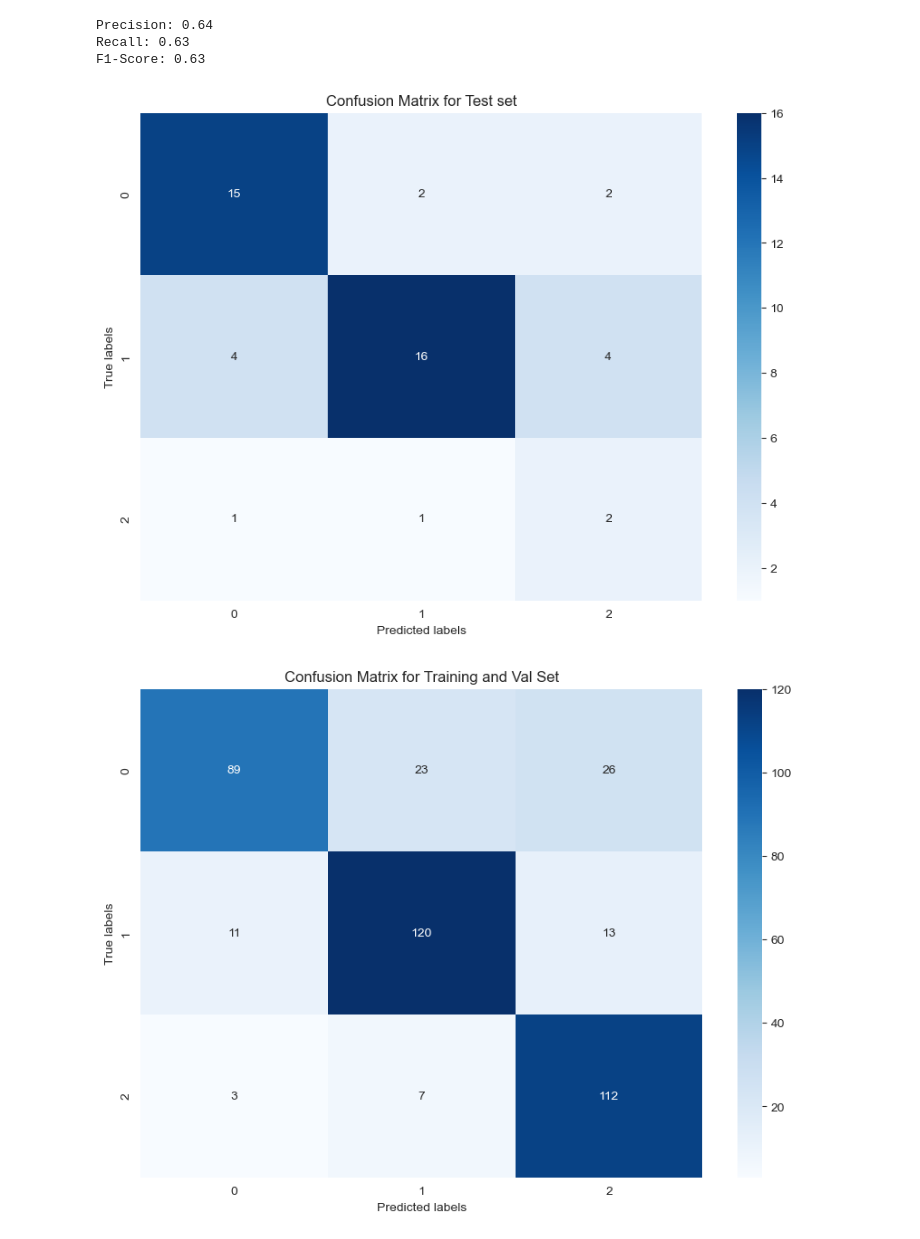
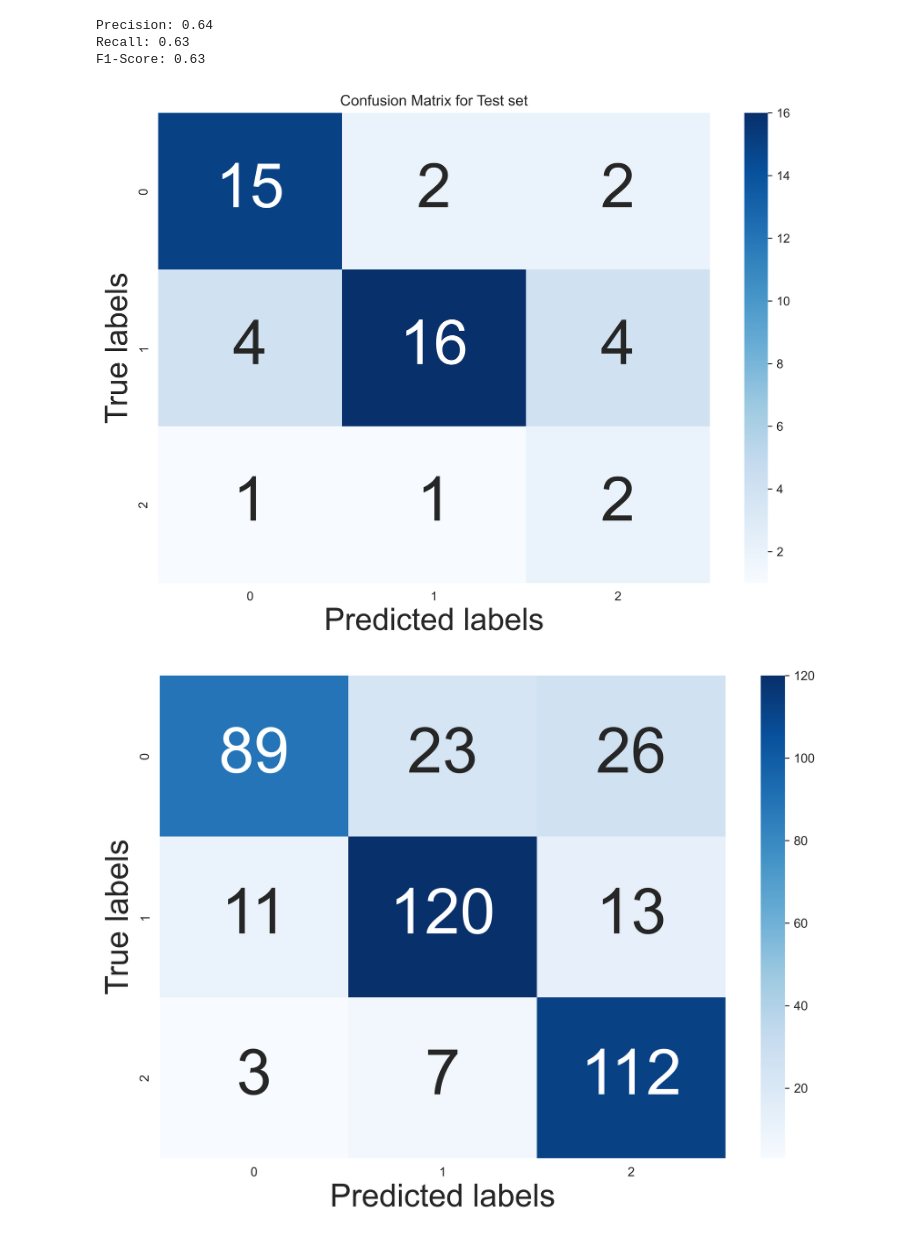
Before and after one commit to XuechunHHH/CSCI567_Project, a Jupyter notebook: LogisticRegression/LogisticRegression_SMOTE.ipynb, the cells around one changed output. Drawn from its saved outputs; the diff is of its cells as text; code cells hidden in the pictures.

```diff
--- a/LogisticRegression/LogisticRegression_SMOTE.ipynb
+++ b/LogisticRegression/LogisticRegression_SMOTE.ipynb
@@ -18,9 +18,9 @@ import warnings
 # %%
 warnings.filterwarnings('ignore')  # Ignores all warnings
 # Load the data
-train_path = 'train_smote.csv'
-test_path = 'test.csv'
-val_path = 'val.csv'
+train_path = '../Data/train_smote.csv'
+test_path = '../Data/test.csv'
+val_path = '../Data/val.csv'
 train = pd.read_csv(train_path)
 test = pd.read_csv(test_path)
 val = pd.read_csv(val_path)
@@ -231,30 +231,30 @@ F1-Score: 0.63
 conf_mat = confusion_matrix(y_test, y_test_pred_best_pca_lr)
 
 # Plot the confusion matrix using Seaborn
-plt.figure(figsize=(10, 7))
-sns.heatmap(conf_mat, annot=True, fmt='g', cmap='Blues', xticklabels=[0, 1, 2], yticklabels=[0, 1, 2])
-plt.xlabel('Predicted labels')
-plt.ylabel('True labels')
+plt.figure(figsize=(10, 7), dpi=600)
+sns.heatmap(conf_mat, annot=True, fmt='g', cmap='Blues', xticklabels=[0, 1, 2], yticklabels=[0, 1, 2], annot_kws={"size": 50})
+plt.xlabel('Predicted labels', fontsize=25)
+plt.ylabel('True labels', fontsize=25)
 plt.title('Confusion Matrix for Test set')
 plt.show()
 # %% [output]
-[figure, old version]
+[figure, new version]
 # %%
 # Predict on the train+validation set to see the performance on the training data
 y_train_val_pred = best_pca_lr_model.predict(X_train_val)
 
 # Calculate confusion matrix for the train+validation set
 conf_mat_train_val = confusion_matrix(y_train_val, y_train_val_pred)
 
 # Plot the confusion matrix for the train+validation set
-plt.figure(figsize=(10, 7))
-sns.heatmap(conf_mat_train_val, annot=True, fmt='g', cmap='Blues', xticklabels=[0, 1, 2], yticklabels=[0, 1, 2])
-plt.xlabel('Predicted labels')
-plt.ylabel('True labels')
-plt.title('Confusion Matrix for Training and Val Set')
+plt.figure(figsize=(10, 7), dpi=600)
+sns.heatmap(conf_mat_train_val, annot=True, fmt='g', cmap='Blues', xticklabels=[0, 1, 2], yticklabels=[0, 1, 2], annot_kws={"size": 50})
+plt.xlabel('Predicted labels', fontsize=25)
+plt.ylabel('True labels', fontsize=25)
+# plt.title('Confusion Matrix for Training and Val Set')
 plt.show()
 # %% [output]
-[figure, old version]
+[figure, new version]
 # %%
 # Get the probability predictions for the test set
 y_test_proba = best_pca_lr_model.predict_proba(X_test)
```
Also changed, not shown: parts of 1 cell of this notebook, 2 other files.
